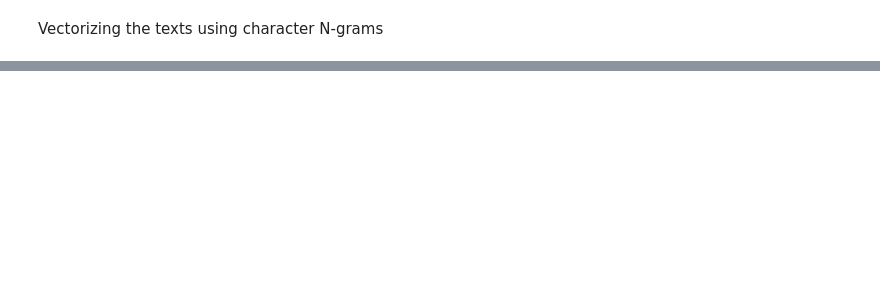
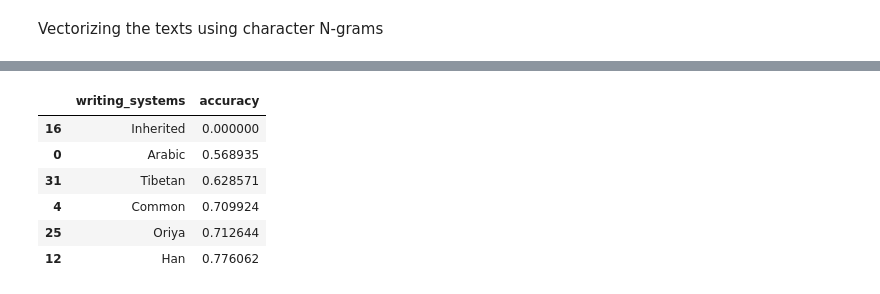
Before and after one commit to pierreglerant/nlp, a Jupyter notebook: ngram_classifier.ipynb, the cells around one changed output, grey strips where cells are left out. Saved outputs shown, nothing was run; the diff lists cells and outputs as text; code cells hidden in the pictures; blank space fills up the shorter version.

```diff
--- a/ngram_classifier.ipynb
+++ b/ngram_classifier.ipynb
@@ -43,0 +91,19 @@ Accuracy:  0.7647967061245496
+# %%
+# Computing accuracy per writing system
+
+accuracy_by_writing_system = df_test.groupby("writing_systems").apply(
+    lambda group: accuracy_score(group["true_label"].astype(str), group["pred_label"].astype(str))
+)
+
+# Convert to a DataFrame for readability
+accuracy_df = accuracy_by_writing_system.reset_index().rename(columns={0: "accuracy"})
+
+accuracy_df.nsmallest(n=6,columns=["accuracy"])
+# %% [output]
+|  | writing_systems | accuracy |
+| 16 | Inherited | 0.000000 |
+| 0 | Arabic | 0.568935 |
+| 31 | Tibetan | 0.628571 |
+| 4 | Common | 0.709924 |
+| 25 | Oriya | 0.712644 |
+| 12 | Han | 0.776062 |
```
Also changed, not shown: parts of 8 cells of this notebook, 2 other files.
